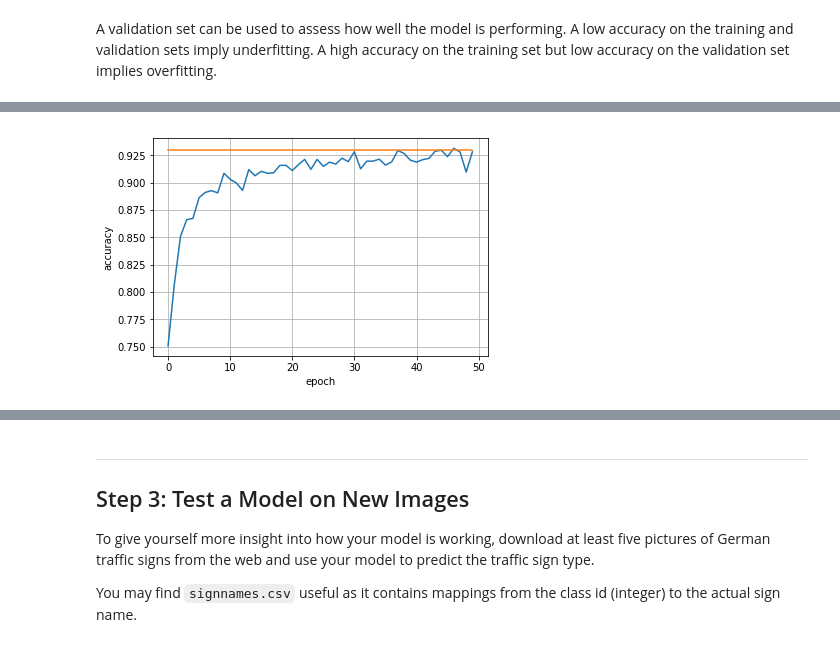
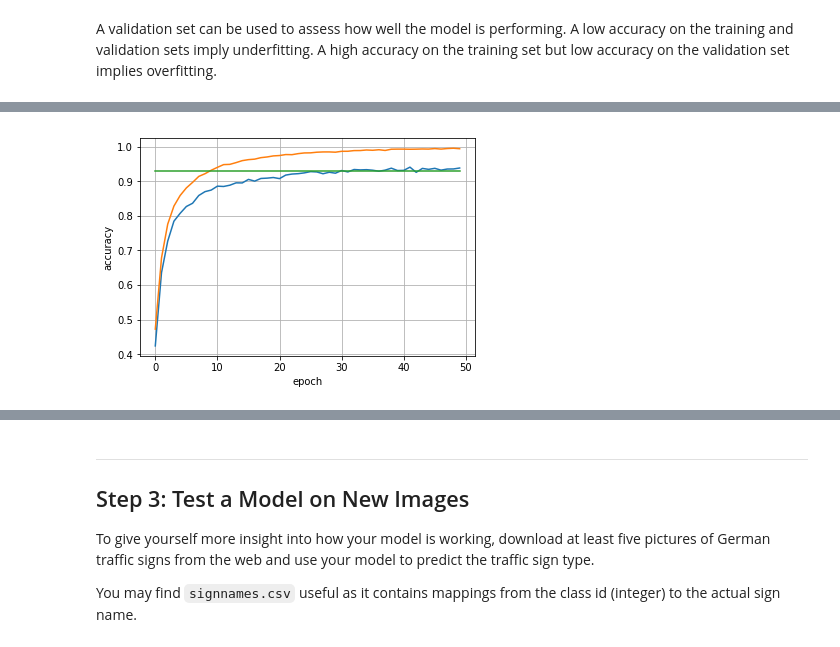
Before and after one commit to hkube/CarND-Traffic-Sign-Classifier-Project, a Jupyter notebook: Traffic_Sign_Classifier_1.ipynb, the cells around one changed output, grey strips where cells are left out. Cells and saved outputs as stored; diff of their text form; code cells hidden in the pictures.

```diff
--- a/Traffic_Sign_Classifier_1.ipynb
+++ b/Traffic_Sign_Classifier_1.ipynb
@@ -224,7 +224,7 @@ def TrafficSignClassifier(x, keep_prob=1.0):
     o1 = tf.nn.relu(o1)
 
     # Dropout
-    o1 = tf.nn.dropout(o1, keep_prob)
+#    o1 = tf.nn.dropout(o1, keep_prob)
 
     # Pooling: input 28x28x6, output 14x14x6
     o1 = tf.nn.max_pool(o1, [1,2,2,1], [1,2,2,1], 'VALID')
@@ -239,7 +239,7 @@ def TrafficSignClassifier(x, keep_prob=1.0):
     o2 = tf.nn.relu(o2)
 
     # Dropout
-    o2 = tf.nn.dropout(o2, keep_prob)
+#    o2 = tf.nn.dropout(o2, keep_prob)
 
     # Pooling: input 10x10x32, output 5x5x32
     o2 = tf.nn.max_pool(o2, [1,2,2,1], [1,2,2,1], 'VALID')
@@ -256,6 +256,9 @@ def TrafficSignClassifier(x, keep_prob=1.0):
     # Activation
     o3 = tf.nn.relu(o3)
 
+    # Dropout
+    o3 = tf.nn.dropout(o3, keep_prob)
+
     ### Layer 4
     # Fully connected: input 240, output 150
     W[3] = tf.Variable(tf.random_normal([240, 150], mean=0, stddev=sigma))
@@ -264,6 +267,9 @@ def TrafficSignClassifier(x, keep_prob=1.0):
 
     # Activation
     o4 = tf.nn.relu(o4)
+
+    # Dropout
+    o4 = tf.nn.dropout(o4, keep_prob)
 
     ### Layer 5
     # Fully connected: input 150, output 43
@@ -297,13 +303,13 @@ sets imply underfitting. A high accuracy on the training set but low accuracy on
 import sklearn.utils
 
 keep_prob = 0.7
-KEEP_PROB_MAX = 1.0
+KEEP_PROB_MAX = 0.5
 KEEP_PROB_MIN = 0.5
 rate = 0.0003 #0.001
-RATE_MAX = 0.001
-RATE_MIN = 0.0001
+RATE_MAX = 0.0003
+RATE_MIN = 0.0003
 EPOCHS = 50 #10
-BATCH_SIZE = 64 #128
+BATCH_SIZE = 192 #128
 accuracy_train = np.zeros(EPOCHS)
 accuracy_valid = np.zeros(EPOCHS)
 accuracy_target= np.full(EPOCHS, 0.93)
@@ -350,10 +356,9 @@ with tf.Session() as sess:
             batch_x, batch_y = X_train[offset:end], y_train[offset:end]
             sess.run(training_operation, feed_dict={x: batch_x, y: batch_y})
 
-        validation_accuracy = evaluate(X_valid, y_valid)
-#        accuracy_train[i] = validation_accuracy
-        accuracy_valid[i] = validation_accuracy
-        print("EPOCH [{}] ... rate: {:.5f} keep: {:.3f} Validation accuracy = {:.3f}".format(i+1, rate, keep_prob, validation_accuracy))
+        accuracy_train[i] = evaluate(X_train, y_train)
+        accuracy_valid[i] = evaluate(X_valid, y_valid)
+        print("EPOCH [{}] ... rate: {:.5f} keep: {:.3f} accuracy train: {:.3f} valid: {:.3f}".format(i+1, rate, keep_prob, accuracy_train[i], accuracy_valid[i]))
         rate -= rate_step
         keep_prob += keep_prob_step
 
@@ -361,13 +366,14 @@ with tf.Session() as sess:
     print("Model saved")
 
     plt.plot(accuracy_valid)
+    plt.plot(accuracy_train)
     plt.plot(accuracy_target)
     plt.xlabel("epoch")
     plt.ylabel("accuracy")
     plt.grid(True)
     plt.show()
 
-#    test_accuracy = evaluate(X_test, y_test)
-#    print("Test accuracy = {:.3f}".format(test_accuracy))
+    test_accuracy = evaluate(X_test, y_test)
+    print("Test accuracy = {:.3f}".format(test_accuracy))
 # %% [output]
 Training...
@@ -389,2 +395,2 @@ EPOCH [50] ... rate: 0.00012 keep: 0.990 Validation accuracy = 0.928
 Model saved
-[figure, old version]
+[figure, new version]
```
Also changed, not shown: parts of 2 cells of this notebook.
